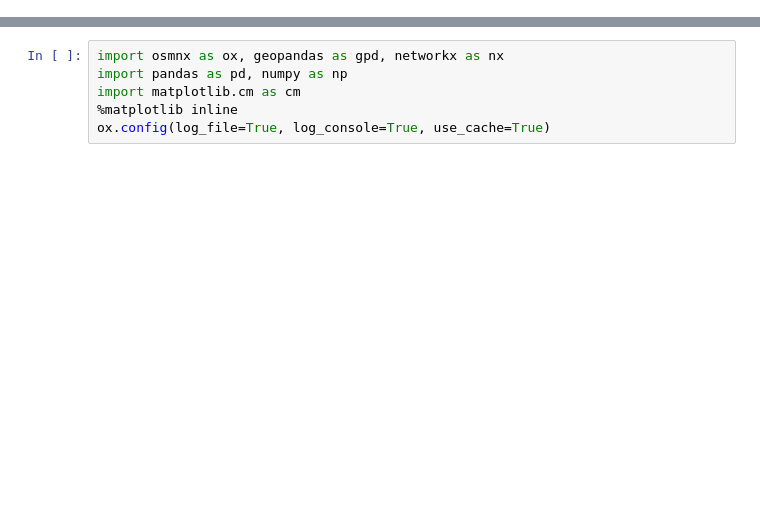
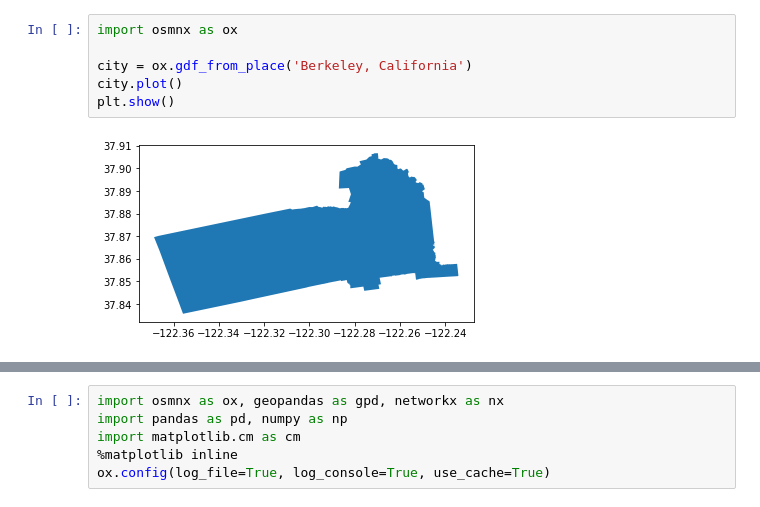
Before and after one commit to octavisemonin/motorshed, a Jupyter notebook: try_osmnx.ipynb, the cells around one changed output, grey strips where cells are left out. Saved outputs shown, nothing was run; the diff lists cells and outputs as text; blank space fills up the shorter version.

```diff
--- a/try_osmnx.ipynb
+++ b/try_osmnx.ipynb
@@ -5,0 +22,8 @@ source activate geo
+# %%
+import osmnx as ox
+
+city = ox.gdf_from_place('Berkeley, California')
+city.plot()
+plt.show()
+# %% [output]
+[figure, added]
```
Also changed, not shown: parts of 44 cells of this notebook, 15 other files.
